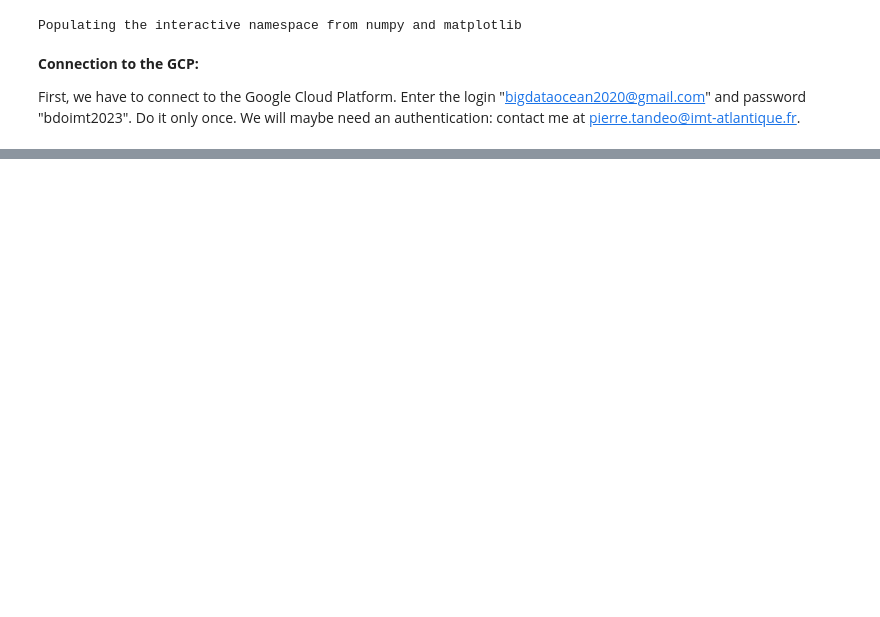
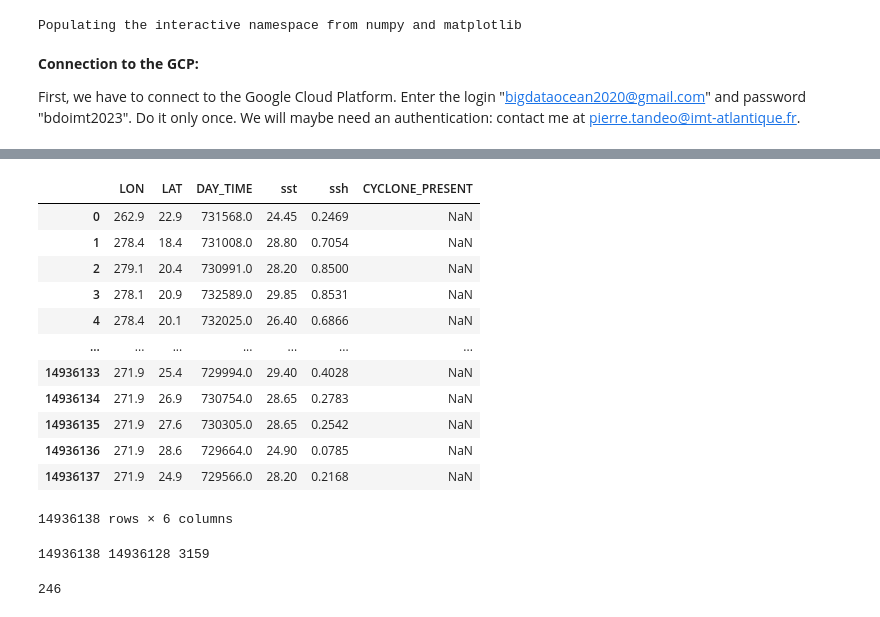
Before and after one commit to GGomez99/ds2-2023-Project2, a Jupyter notebook: project/arens-gomez-humeau-khieu/cyclone-prediction.ipynb, the cells around one changed output, grey strips where cells are left out. Cells and saved outputs as stored; diff of their text form; code cells hidden in the pictures; blank space fills up the shorter version.

```diff
--- a/project/arens-gomez-humeau-khieu/cyclone-prediction.ipynb
+++ b/project/arens-gomez-humeau-khieu/cyclone-prediction.ipynb
@@ -106,0 +136,6 @@ output
+# %%
+output.drop(columns=["DAY_TIME"], inplace=True)
+# %%
+output[["lon", "lat"]] = output[["lon", "lat"]].round(1)
+output.rename(columns={"lon": "LON", "lat": "LAT", "time": "DAY_TIME"}, inplace=True)
+output
@@ -106,0 +175,26 @@ output
+# %%
+finalData = pd.merge(left=output, right=cyclonesData[['LON', 'LAT', "DAY_TIME", "CYCLONE_PRESENT"]], how="left", on=['LON', 'LAT','DAY_TIME'])
+# %%
+finalData
+# %% [output]
+|  | LON | LAT | DAY_TIME | sst | ssh | CYCLONE_PRESENT |
+| 0 | 262.9 | 22.9 | 731568.0 | 24.45 | 0.2469 | NaN |
+| 1 | 278.4 | 18.4 | 731008.0 | 28.80 | 0.7054 | NaN |
+| 2 | 279.1 | 20.4 | 730991.0 | 28.20 | 0.8500 | NaN |
+| 3 | 278.1 | 20.9 | 732589.0 | 29.85 | 0.8531 | NaN |
+| 4 | 278.4 | 20.1 | 732025.0 | 26.40 | 0.6866 | NaN |
+| ... | ... | ... | ... | ... | ... | ... |
+| 14936133 | 271.9 | 25.4 | 729994.0 | 29.40 | 0.4028 | NaN |
+| 14936134 | 271.9 | 26.9 | 730754.0 | 28.65 | 0.2783 | NaN |
+| 14936135 | 271.9 | 27.6 | 730305.0 | 28.65 | 0.2542 | NaN |
+| 14936136 | 271.9 | 28.6 | 729664.0 | 24.90 | 0.0785 | NaN |
+| 14936137 | 271.9 | 24.9 | 729566.0 | 28.20 | 0.2168 | NaN |
+14936138 rows × 6 columns
+# %%
+print(len(finalData), len(output), len(cyclonesData))
+# %% [output]
+14936138 14936128 3159
+# %%
+finalData.CYCLONE_PRESENT.count()
+# %% [output]
+246
```
Also changed, not shown: parts of 15 cells of this notebook.
